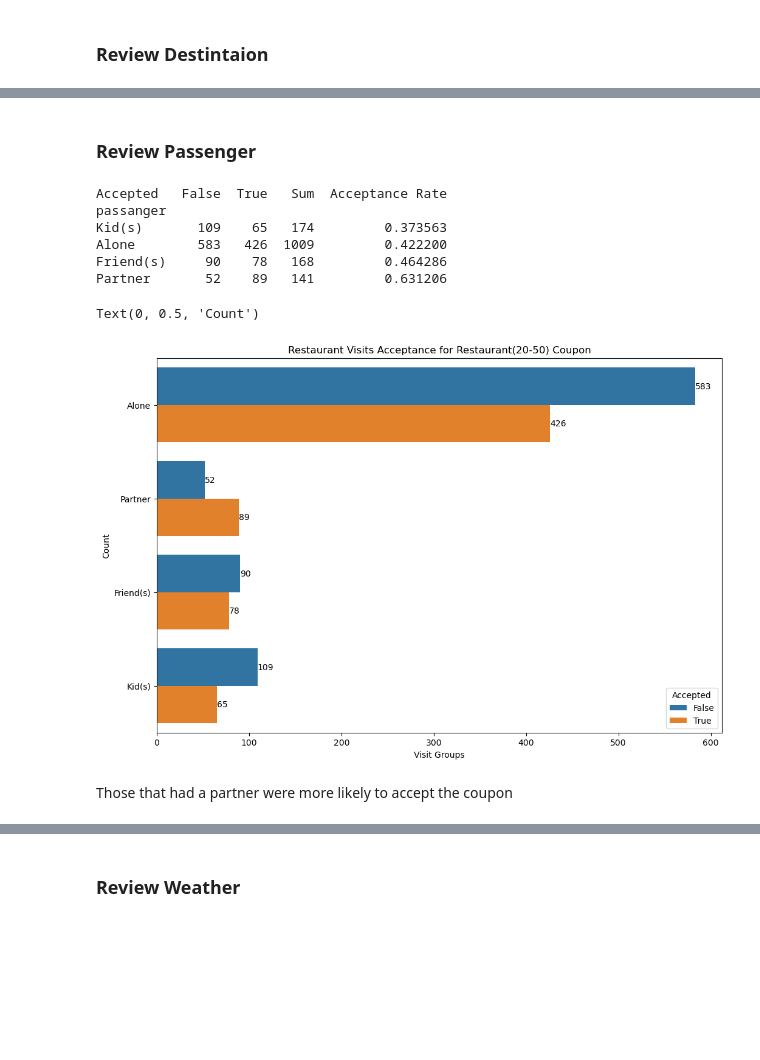
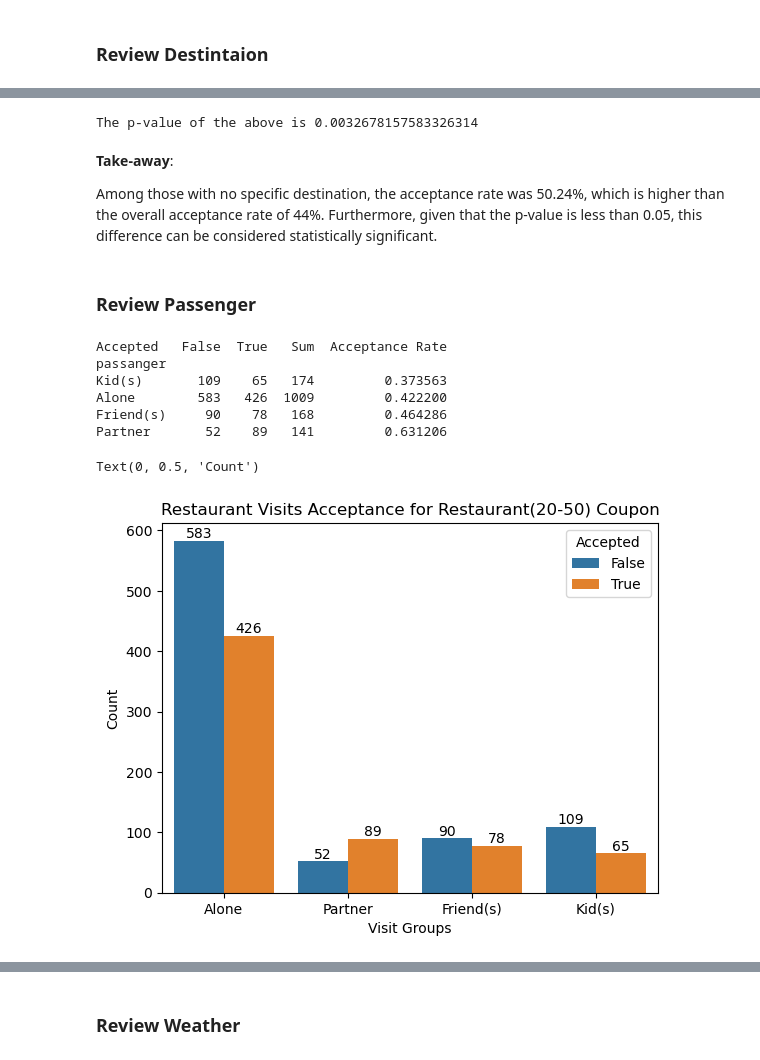
Before and after one commit to ngratzi/coupon_analysis, a Jupyter notebook: analysis.ipynb, the cells around one changed output, grey strips where cells are left out. Cells and saved outputs as stored; diff of their text form; code cells hidden in the pictures; blank space fills up the shorter version.

```diff
--- a/analysis.ipynb
+++ b/analysis.ipynb
@@ -806,0 +785,20 @@ Those that visit the restaurant more than once a month have the highest acceptan
+# %%
+def group(visits):
+
+    if (visits in ['4~8', 'gt8']):
+
+        return '4~8+'
+
+    return 'All Others'
+
+df_res_20_50['groupVisits'] = df_res_20_50['Restaurant20To50'].apply(group)
+
+ct = pd.crosstab(df_res_20_50['groupVisits'], df_res_20_50['Accepted'])
+ct['Sum'] = ct[False] + ct[True]
+ct['Acceptance Rate'] = ct[True] / ct['Sum']
+
+print(ct.sort_values(by='Acceptance Rate'))
+
+fig = sns.countplot(df_res_20_50, x='groupVisits', hue='Accepted')
+fig.bar_label(container=fig.containers[False])
+fig.bar_label(container=fig.containers[True])
@@ -836,0 +850,20 @@ Those having no specific destination were more likely to accept the coupon than
+# %%
+def group(destination):
+
+    if (destination in ['No Urgent Place']):
+
+        return 'No Urgent Place'
+
+    return 'All Others'
+
+df_res_20_50['groupDestination'] = df_res_20_50['destination'].apply(group)
+
+ct = pd.crosstab(df_res_20_50['groupDestination'], df_res_20_50['Accepted'])
+ct['Sum'] = ct[False] + ct[True]
+ct['Acceptance Rate'] = ct[True] / ct['Sum']
+
+print(ct.sort_values(by='Acceptance Rate'))
+
+fig = sns.countplot(df_res_20_50, x='groupDestination', hue='Accepted')
+fig.bar_label(container=fig.containers[False])
+fig.bar_label(container=fig.containers[True])
@@ -837,30 +877,39 @@ Those having no specific destination were more likely to accept the coupon than
+# %%
+count = [452, 206]
+nobs = [1082, 410]
+
+stat, pval = proportions_ztest(count, nobs)
+print(f'The p-value of the above is {pval}')  # If pval < 0.05, the difference is statistically significant
+# %% [output]
+The p-value of the above is 0.0032678157583326314
+# %% [markdown]
+**Take-away**:
+
+Among those with no specific destination, the acceptance rate was 50.24%, which is higher than the overall acceptance rate of 44%. Furthermore, given that the p-value is less than 0.05, this difference can be considered statistically significant.
 # %% [markdown]
 ### Review Passenger
 # %%
 df_res_20_50['passanger'].value_counts()
 
 ct = pd.crosstab(df_res_20_50['passanger'], df_res_20_50['Accepted'])
 ct['Sum'] = ct[False] + ct[True]
 ct['Acceptance Rate'] = ct[True] / ct['Sum']
 
 print(ct.sort_values(by='Acceptance Rate'))
 
-plt.figure(figsize=(12,8))
-fig = sns.countplot(df_res_20_50, y='passanger', hue='Accepted')
+fig = sns.countplot(df_res_20_50, x='passanger', hue='Accepted')
 fig.bar_label(container=fig.containers[False])
 fig.bar_label(container=fig.containers[True])
 
 plt.title('Restaurant Visits Acceptance for Restaurant(20-50) Coupon')
 plt.xlabel('Visit Groups')
 plt.ylabel('Count')
 # %% [output]
 Accepted   False  True   Sum  Acceptance Rate
 passanger
 Kid(s)       109    65   174         0.373563
 Alone        583   426  1009         0.422200
 Friend(s)     90    78   168         0.464286
 Partner       52    89   141         0.631206
 Text(0, 0.5, 'Count')
-[figure, old version]
+[figure, new version]
-# %% [markdown]
-Those that had a partner were more likely to accept the coupon
```
Also changed, not shown: parts of 105 cells of this notebook.
